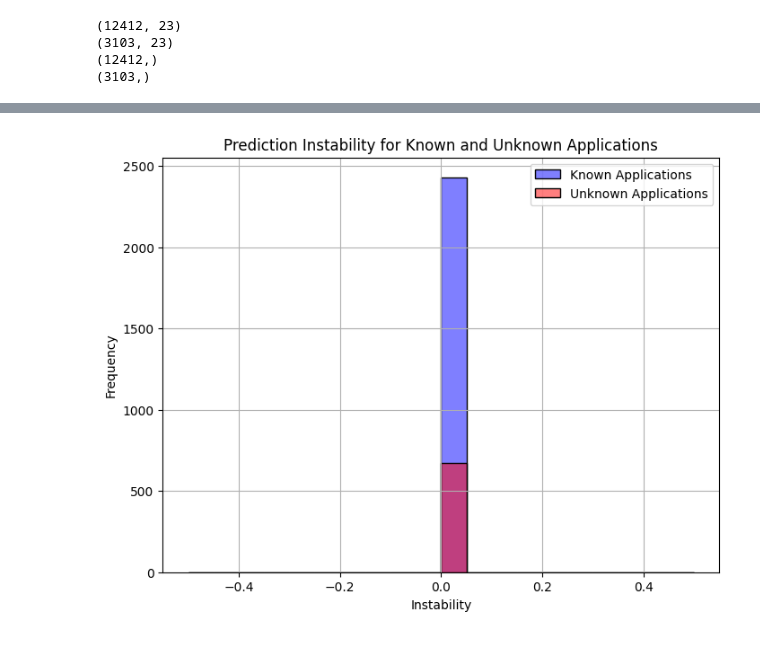
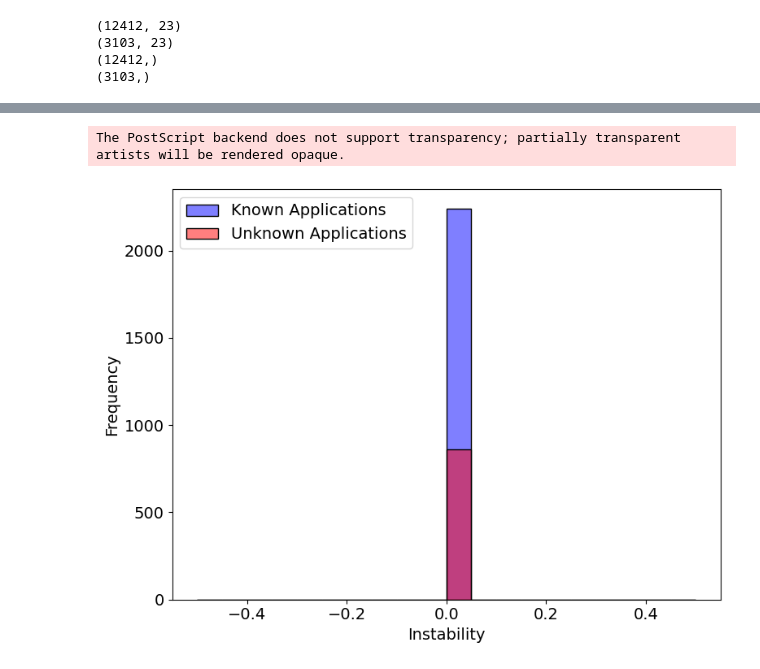
Before and after one commit to Rishul2003/BTP, a Jupyter notebook: FINAL OUTPUT.ipynb, the cells around one changed output, grey strips where cells are left out. Saved outputs shown, nothing was run; the diff lists cells and outputs as text; code cells hidden in the pictures.

```diff
--- a/FINAL OUTPUT.ipynb
+++ b/FINAL OUTPUT.ipynb
@@ -46,7 +52,7 @@ import torch.nn.functional as F
 from torch.distributions import Normal
 import numpy as np
 # %%
-filepath = "/content/drive/MyDrive/Colab Notebooks/1st.csv"
+filepath = "1st.csv"
 df = pd.read_csv(filepath, header=None)
 # %%
 columns = [
@@ -188,7 +248,7 @@ optimizer = torch.optim.Adam(model.parameters(), lr=0.001)
 criterion = nn.CrossEntropyLoss()
 
 num_epochs = 100
-batch_size = 64
+batch_size = 32
 
 for epoch in range(num_epochs):
     for i in range(0, len(X_train_tensor), batch_size):
@@ -469,38 +591,49 @@ import seaborn as sns
 # %%
 def compute_instability_confidence(model, x):
     model.eval()
     with torch.no_grad():
         output = model(x.unsqueeze(0))  # Assuming x is a single sample
         confidence = F.softmax(output, dim=1).max().item()
         instability = instability_check(model, x.unsqueeze(0))  # Assuming your instability_check function returns a value
     return instability, confidence
 
 # Compute familiarity scores for test samples
 unknown_indices, familiarities = familiarity_based_filtering(model, X_test_tensor)
 
 # Compute instabilities for all test samples
 instabilities = []
 for i in range(len(X_test_tensor)):
     x = X_test_tensor[i]
     instability = compute_instability_confidence(model, x.unsqueeze(0))[0]
     instabilities.append(instability)
 
 # Separate known and unknown instabilities based on familiarity
 known_instabilities = [instabilities[i] for i in range(len(instabilities)) if i not in unknown_indices]
 unknown_instabilities = [instabilities[i] for i in unknown_indices]
 
-# Plotting Prediction Instability for Known and Unknown Applications
-plt.figure(figsize=(8, 6))
+import matplotlib.pyplot as plt
+import seaborn as sns
+
+plt.rcParams.update({'font.size': 14})  # Adjust font size as needed
+
+plt.figure(figsize=(8, 6))  # Set the figure size
 sns.histplot(known_instabilities, bins=20, kde=True, color='blue', label='Known Applications')
 sns.histplot(unknown_instabilities, bins=20, kde=True, color='red', label='Unknown Applications')
-plt.title('Prediction Instability for Known and Unknown Applications')
 plt.xlabel('Instability')
 plt.ylabel('Frequency')
-plt.legend()
-plt.grid(True)
+plt.legend(loc='upper left')  # Adjust the location as needed
+
+# Adjust layout to prevent overlap
+plt.tight_layout()
+
+# Save the figure as an EPS file
+plt.savefig('instability_plot.eps', format='eps')
+
 plt.show()
+# plt.legend(loc='upper left', bbox_to_anchor=(1, 1))  # Example of placing the legend outside the plot
 # %% [output]
+The PostScript backend does not support transparency; partially transparent artists will be rendered opaque.
-[figure, old version]
+[figure, new version]
 # %%
 import seaborn as sns
 from sklearn.metrics import classification_report
```
Also changed, not shown: parts of 27 cells of this notebook.
